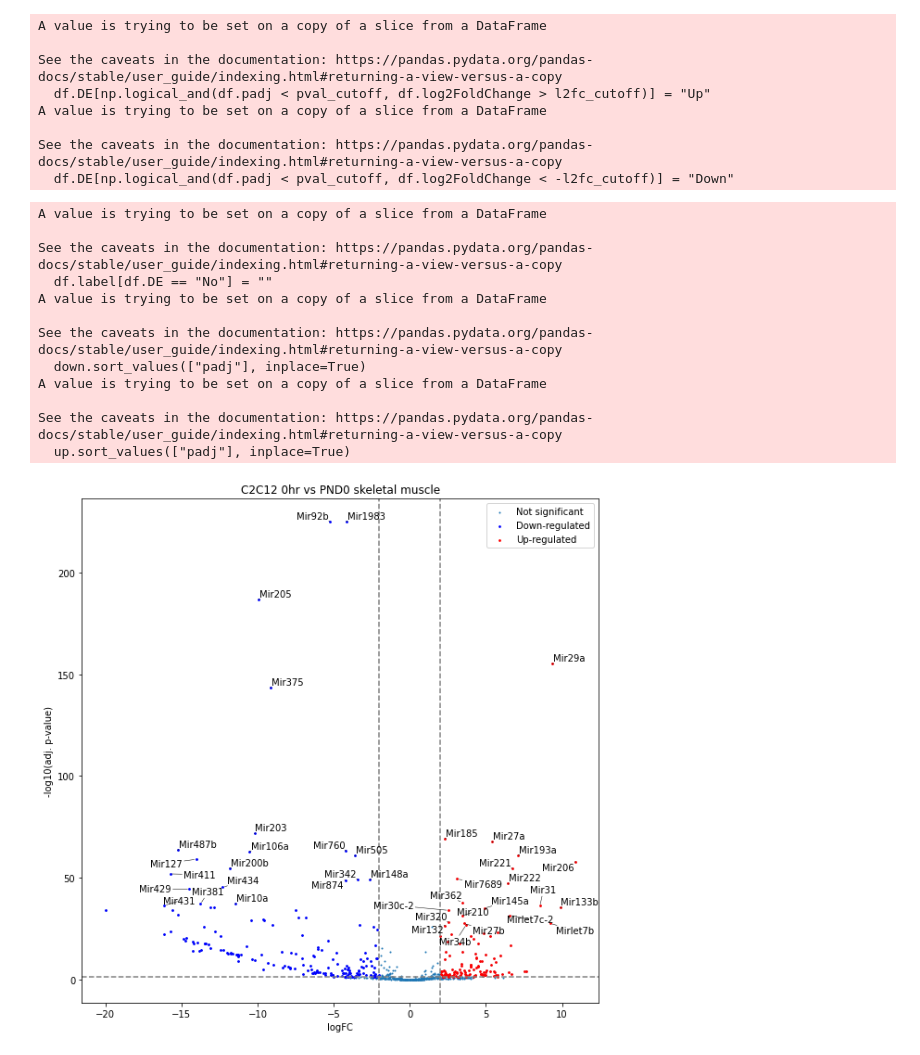
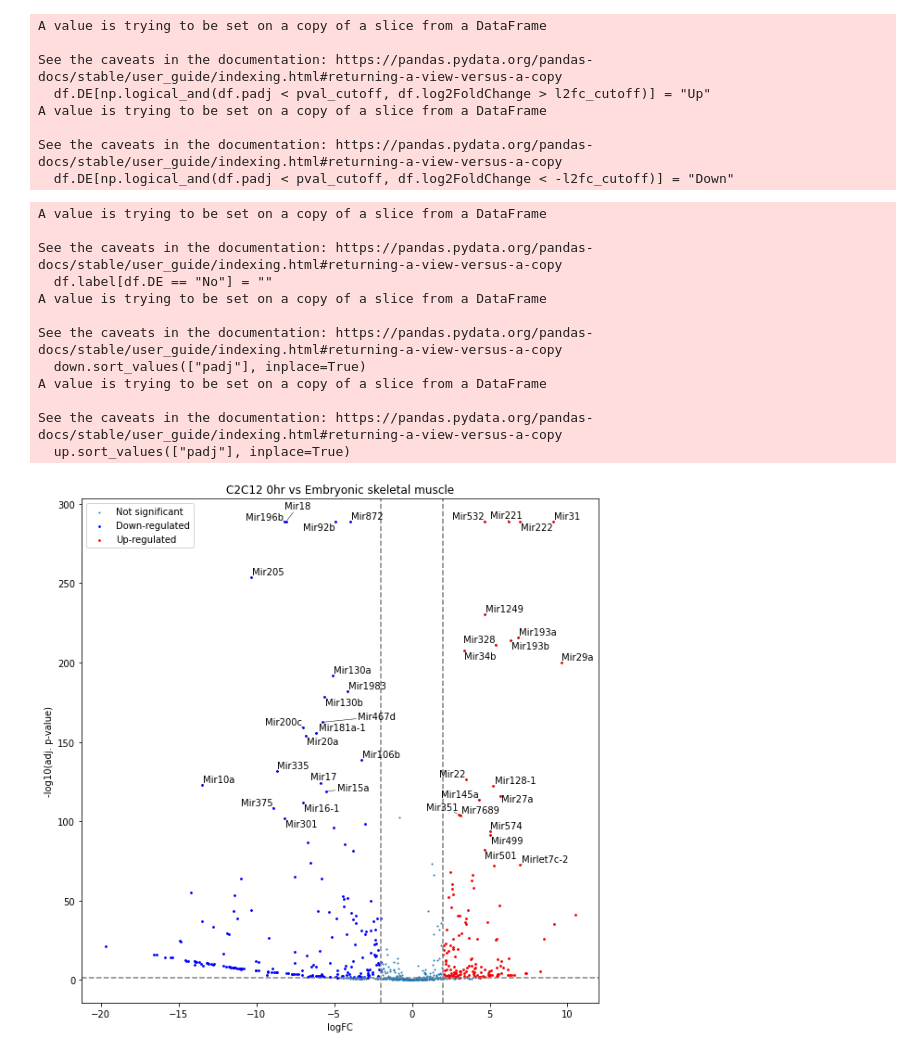
Before and after one commit to maroonApricot/cosmos-project, a Jupyter notebook: DEG-MT-ED.ipynb, the cells around one changed output. Cells and saved outputs as stored; diff of their text form; code cells hidden in the pictures.

```diff
--- a/DEG-MT-ED.ipynb
+++ b/DEG-MT-ED.ipynb
@@ -11,9 +11,9 @@ data = pd.read_csv("data_adj/fixed_counts_matrix.tsv", sep="\t")
 data = data.filter(items=['gene_id',
                 'LB_10.5_NA_1', 'LB_10.5_NA_2','LB_11.5_NA_1', 'LB_11.5_NA_2',
                 'G_4_F_1', 'G_4_F_2','G_4_M_1', 'G_4_M_2',
-                'SM_0_NA_1', 'SM_0_NA_2',
-                'MB_1', 'MB_2','MB_3', 'MB_4','MB_5',
-                'MT_1', 'MT_2', 'MT_3', 'MT_4', 'MT_5'])
+                'SM_0_NA_1', 'SM_0_NA_2','SM_0_NA_old_1', 'SM_0_NA_old_2',
+                'MB_3', 'MB_4','MB_5',
+                'MT_3', 'MT_4', 'MT_5'])
 data = data.set_index(data["gene_id"])
 data = data.drop('gene_id', axis=1)
 # %%
@@ -243,32 +236,32 @@ ax.set_ylabel("-log10(adj. p-value)")
 ax.axvline(l2fc_cutoff, color="grey", linestyle="--")
 ax.axvline(-l2fc_cutoff, color="grey", linestyle="--")
 ax.axhline(-np.log10(pval_cutoff), color="grey", linestyle="--")
 
 # Draw legend
 ax.legend()
 
 # Add a title to the plot
-ax.set_title("C2C12 0hr vs PND0 skeletal muscle")
+ax.set_title("C2C12 0hr vs Embryonic skeletal muscle")
 #ax.set_title("Skeletal Muscle Embryonic vs PND0")
 
 # Save the plot as a high-resolution PNG with specific width and height
 output_file = "plots/volcano_MT_ED.png"
 #output_file = "plots/volcano_skeletal.png"
 plt.savefig(output_file, dpi=300)
 
 # Show the plot
 plt.show()
 # %% [output]
 A value is trying to be set on a copy of a slice from a DataFrame
 
 See the caveats in the documentation: https://pandas.pydata.org/pandas-docs/stable/user_guide/indexing.html#returning-a-view-versus-a-copy
   df.label[df.DE == "No"] = ""
 A value is trying to be set on a copy of a slice from a DataFrame
 
 See the caveats in the documentation: https://pandas.pydata.org/pandas-docs/stable/user_guide/indexing.html#returning-a-view-versus-a-copy
   down.sort_values(["padj"], inplace=True)
 A value is trying to be set on a copy of a slice from a DataFrame
 
 See the caveats in the documentation: https://pandas.pydata.org/pandas-docs/stable/user_guide/indexing.html#returning-a-view-versus-a-copy
   up.sort_values(["padj"], inplace=True)
-[figure, old version]
+[figure, new version]
```
Also changed, not shown: parts of 5 cells of this notebook, 44 other files.
